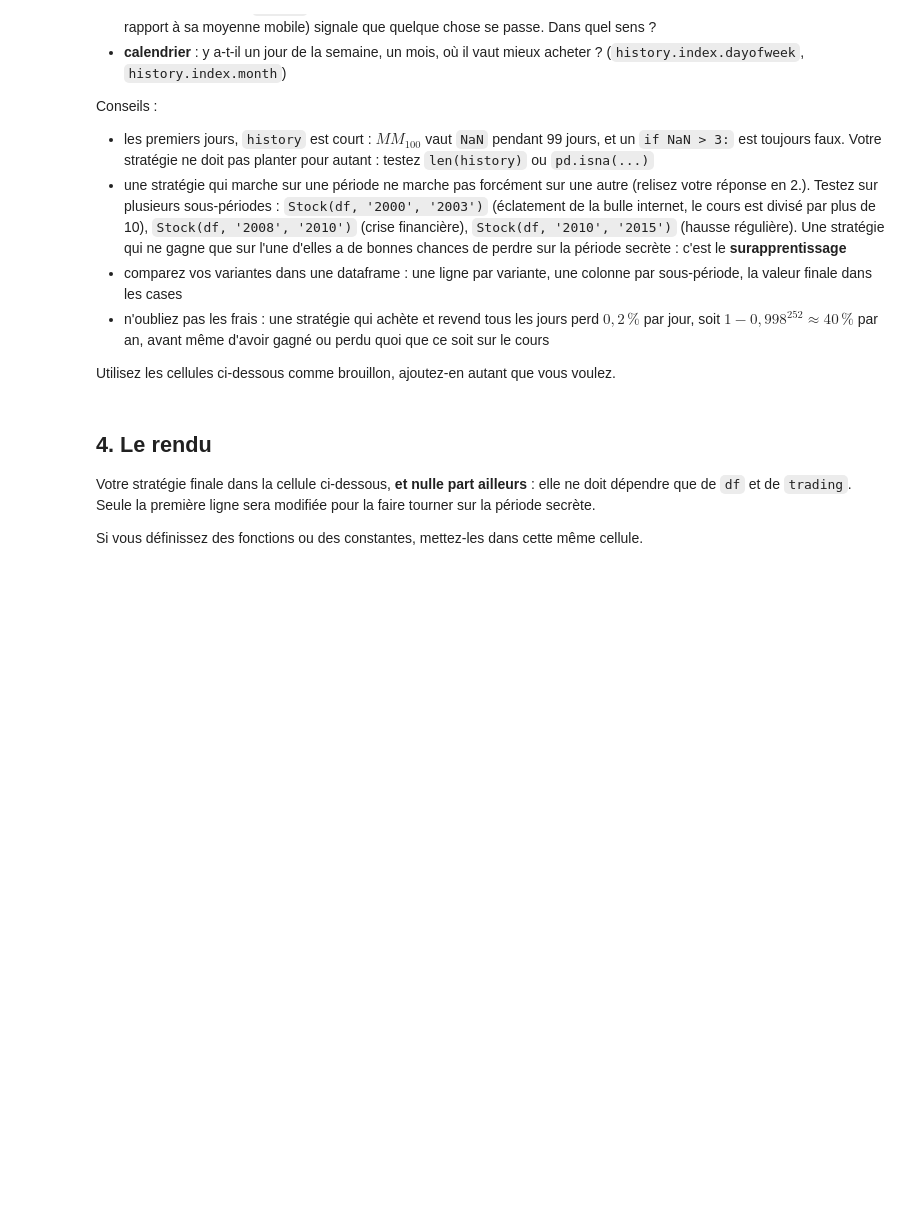
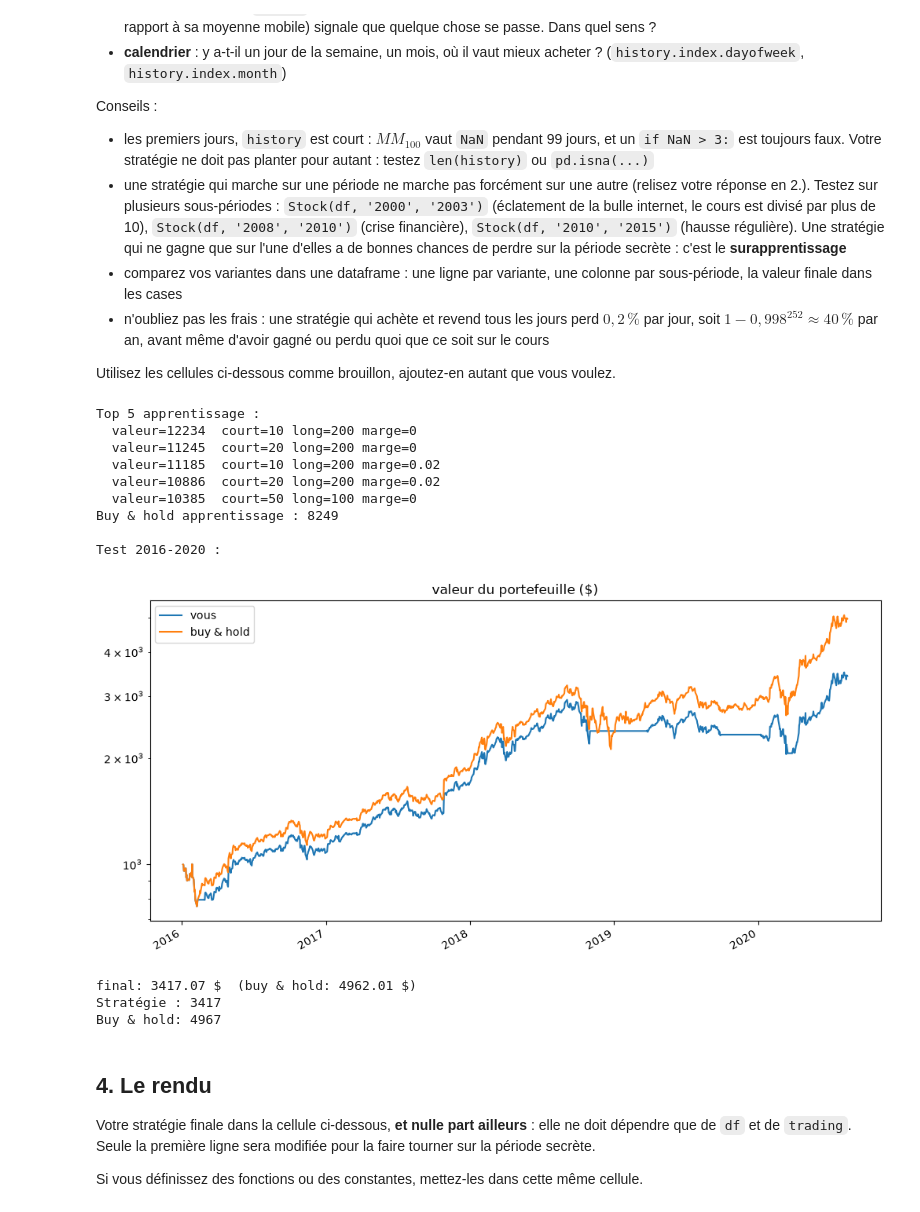
Before and after one commit to LolaFaus/projet-trading-pandas, a Jupyter notebook: groupe-8.ipynb, the cells around one changed output. Saved outputs shown, nothing was run; the diff lists cells and outputs as text; code cells hidden in the pictures; blank space fills up the shorter version.

```diff
--- a/groupe-8.ipynb
+++ b/groupe-8.ipynb
@@ -348,7 +343,68 @@ Conseils :
 
 Utilisez les cellules ci-dessous comme brouillon, ajoutez-en autant que vous voulez.
 # %%
-# vos essais
+import itertools
+from trading import Stock
+
+# Nettoyage
+df = df[df.index.notna()].sort_index()
+df = df[~df.index.duplicated(keep='first')]
+
+def run(start, end, court, long, marge=0.0, tracer=False):
+    d = df.copy()
+    # moyennes calculées sur le passé uniquement (rolling ne regarde jamais devant)
+    d['mc'] = d.Close.rolling(court).mean()
+    d['ml'] = d.Close.rolling(long).mean()
+
+    stock = Stock(d, start, end)
+    for date, history in stock.days():
+        mc, ml = d.at[date, 'mc'], d.at[date, 'ml']
+        if mc != mc or ml != ml:        # NaN : pas assez de passé
+            continue
+        if mc > ml * (1 + marge) and stock.bankAccount() > 0:
+            stock.buy()
+        elif mc < ml * (1 - marge) and stock.amount() > 0:
+            stock.sell()
+    if tracer:
+        stock.plot()
+    return stock.value()
+
+def buy_hold(start, end):
+    c = df.loc[start:end, 'Close']
+    return 1000 * c.iloc[-1] / c.iloc[0]
+
+# 1) Réglage sur la période d'apprentissage (2000-2015)
+train = ('2000', '2015')
+resultats = []
+for court, long, marge in itertools.product([10, 20, 50], [100, 150, 200], [0, 0.02]):
+    resultats.append((run(*train, court, long, marge), court, long, marge))
+resultats.sort(reverse=True)
+
+print("Top 5 apprentissage :")
+for r in resultats[:5]:
+    print(f"  valeur={r[0]:.0f}  court={r[1]} long={r[2]} marge={r[3]}")
+print("Buy & hold apprentissage :", round(buy_hold(*train)))
+
+# 2) Test honnête sur des années jamais utilisées pour régler (2016-2020)
+_, court, long, marge = resultats[0]
+test = ('2016', '2020')
+print("\nTest 2016-2020 :")
+print("Stratégie :", round(run(*test, court, long, marge, tracer=True)))
+print("Buy & hold:", round(buy_hold(*test)))
+# %% [output]
+Top 5 apprentissage :
+  valeur=12234  court=10 long=200 marge=0
+  valeur=11245  court=20 long=200 marge=0
+  valeur=11185  court=10 long=200 marge=0.02
+  valeur=10886  court=20 long=200 marge=0.02
+  valeur=10385  court=50 long=100 marge=0
+Buy & hold apprentissage : 8249
+
+Test 2016-2020 :
+[figure, added]
+final: 3417.07 $  (buy & hold: 4962.01 $)
+Stratégie : 3417
+Buy & hold: 4967
 # %%
 # vos essais
 # %% [markdown]
```
Also changed, not shown: parts of 2 cells of this notebook.
